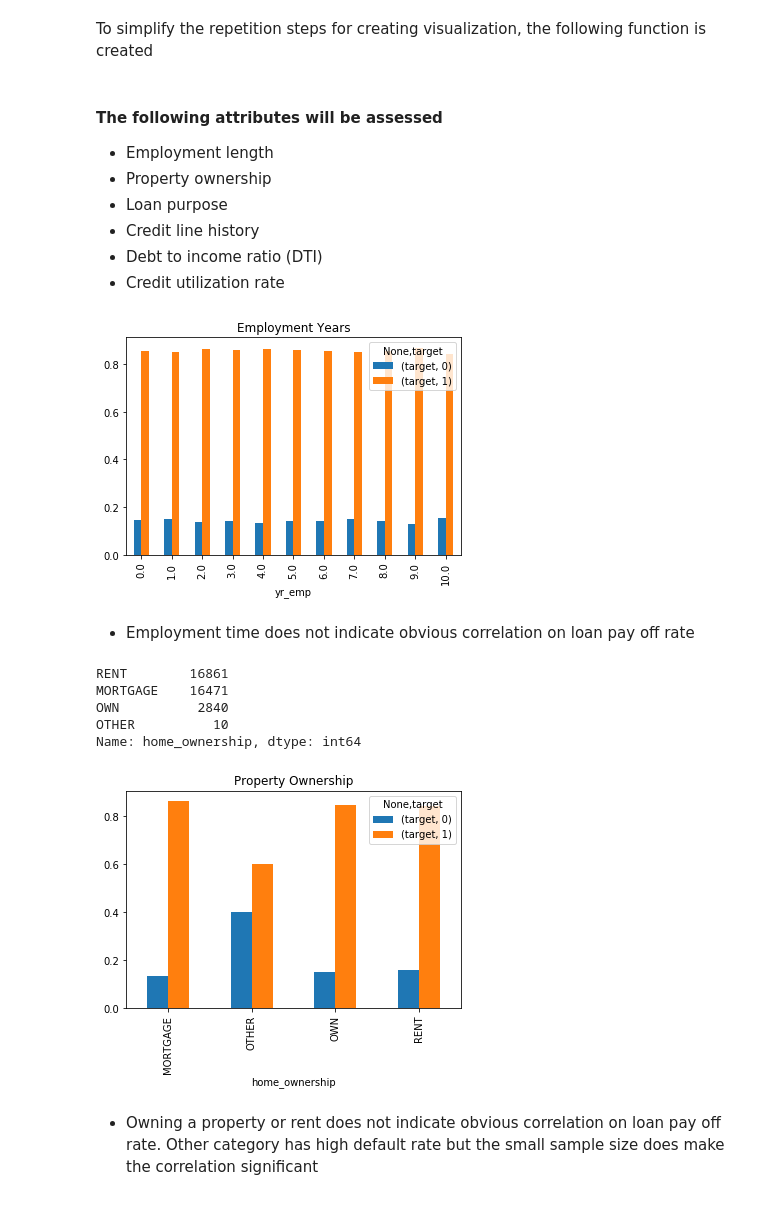
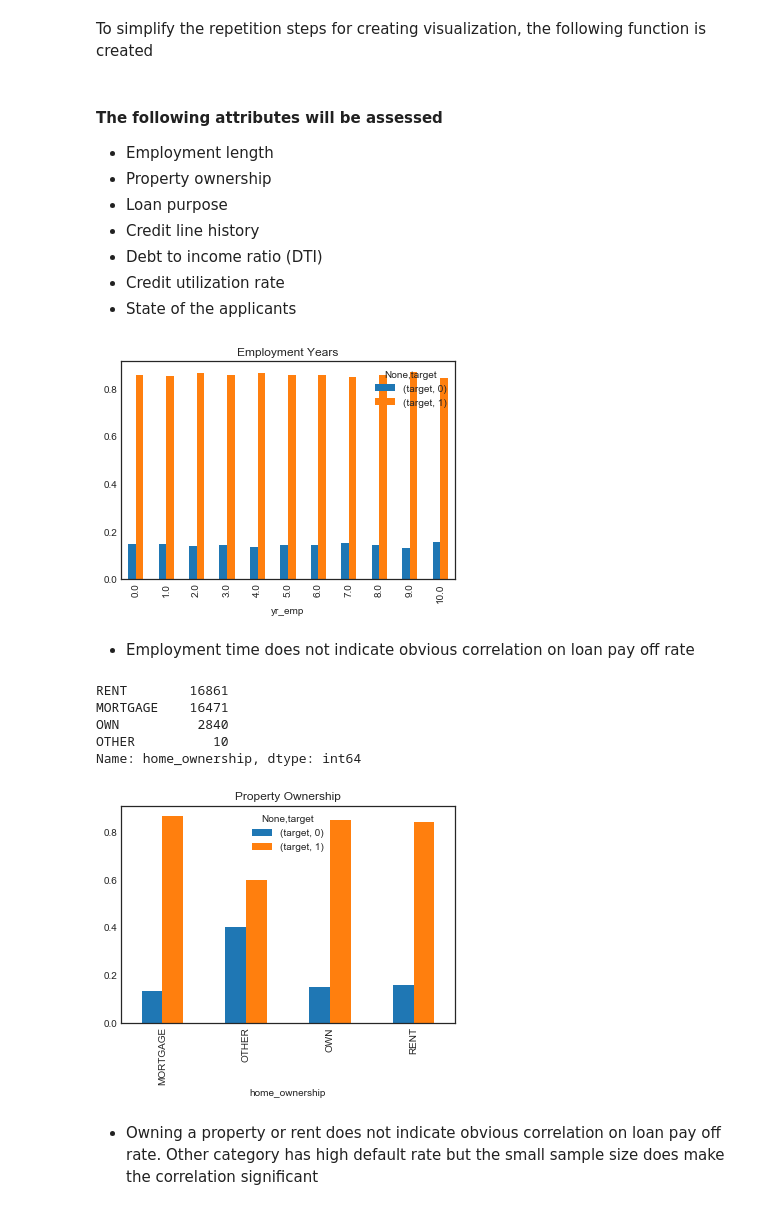
Before and after one commit to sittingman/lending_repayment, a Jupyter notebook: data_exploratory.ipynb, the cells around one changed output. Drawn from its saved outputs; the diff is of its cells as text; code cells hidden in the pictures.

```diff
--- a/data_exploratory.ipynb
+++ b/data_exploratory.ipynb
@@ -4,8 +4,7 @@ import numpy as np
 import matplotlib.pyplot as plt
 import seaborn as sns
 import datetime as dt
+plt.style.use('seaborn-white')
 %matplotlib inline
-pd.options.display.max_columns = None
-pd.options.display.max_rows=None
 # %%
 lend = pd.read_csv('data/lending_clean.csv')
@@ -36,2 +50,2 @@ Loan issued during 2008 and prior had higher default rate, probably due to finan
 # %%
-lend_post_2008 = lend[lend['loan_start_d'] >= '2009-1-1']
+lend_2009on = lend[lend['loan_start_d'] >= '2009-1-1']
@@ -48,7 +53,7 @@ lend_post_2008.head()
 To simplify the repetition steps for creating visualization, the following function is created
 # %%
 def visual_data(x):
-    y = lend_post_2008.groupby([x,'target'])[['target']].count().unstack(level=1)
+    y = lend_2009on.groupby([x,'target'])[['target']].count().unstack(level=1)
     z = y.apply(lambda r: r/r.sum(), axis=1)
     return z
 # %% [markdown]
@@ -59,24 +64,25 @@ def visual_data(x):
 - Credit line history
 - Debt to income ratio (DTI)
 - Credit utilization rate
+- State of the applicants
 # %%
 emp_data = visual_data('yr_emp')
 emp_data.plot(kind='bar', title='Employment Years');
 # %% [output]
-[figure, old version]
+[figure, new version]
 # %% [markdown]
 - Employment time does not indicate obvious correlation on loan pay off rate
 # %%
 ownership = visual_data('home_ownership')
 ownership.plot(kind='bar', title='Property Ownership');
-lend_post_2008['home_ownership'].value_counts()
+lend_2009on['home_ownership'].value_counts()
 # %% [output]
 RENT        16861
 MORTGAGE    16471
 OWN          2840
 OTHER          10
 Name: home_ownership, dtype: int64
-[figure, old version]
+[figure, new version]
 # %% [markdown]
 - Owning a property or rent does not indicate obvious correlation on loan pay off rate. Other category has high default rate but the small sample size does make the correlation significant
 # %%
```
Also changed, not shown: parts of 15 cells of this notebook, 1 other file.
